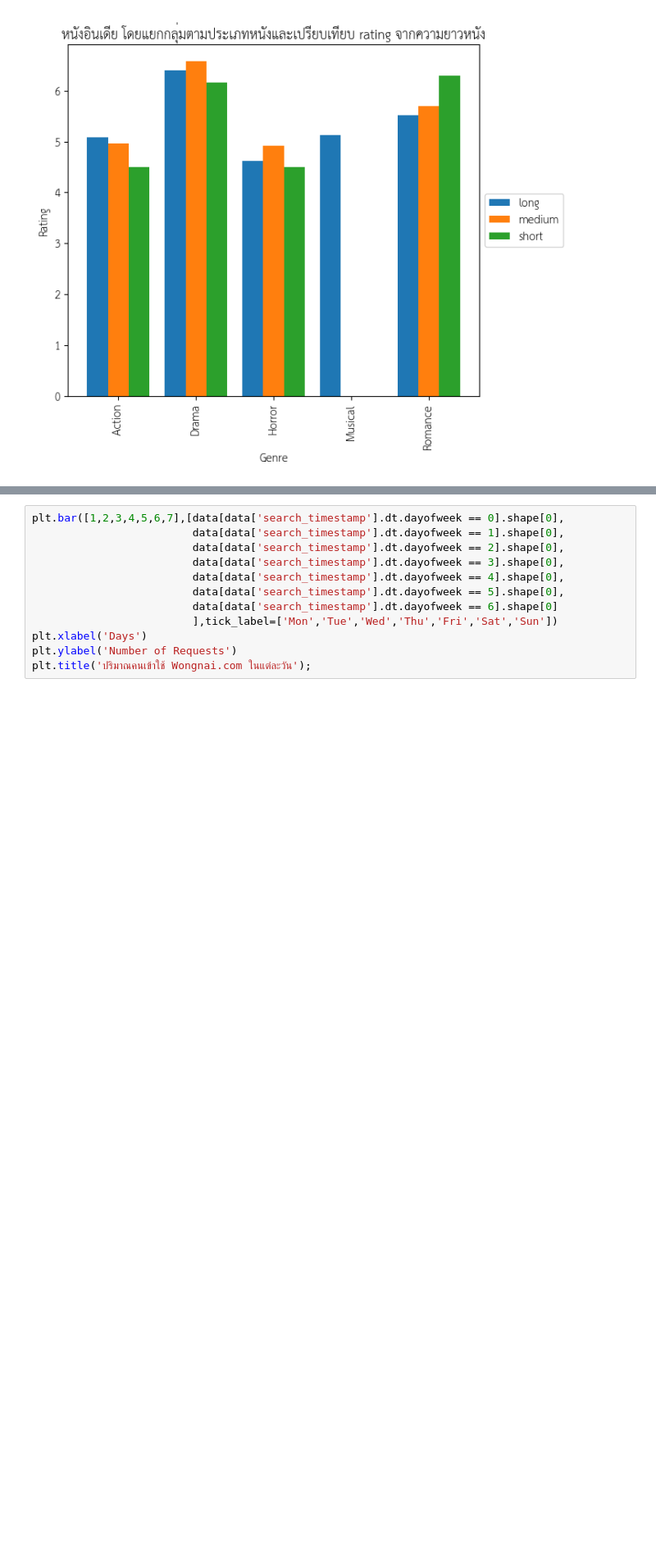
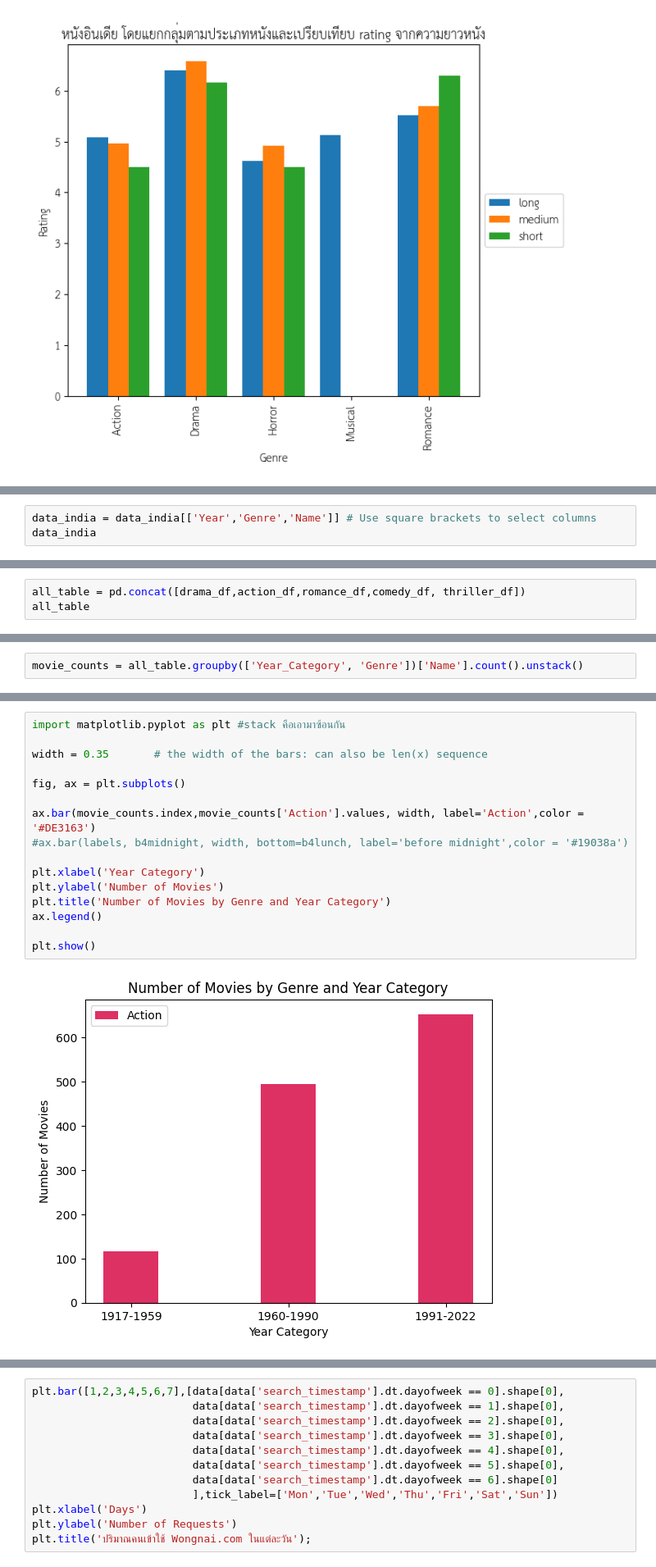
Before and after one commit to thanaprondtn/python_dataviz2024, a Jupyter notebook: Visualize_Data_Comparison_2024.ipynb, the cells around one changed output, grey strips where cells are left out. Shown at 82% size. Drawn from its saved outputs; the diff is of its cells as text; blank space fills up the shorter version.

```diff
--- a/Visualize_Data_Comparison_2024.ipynb
+++ b/Visualize_Data_Comparison_2024.ipynb
@@ -516,0 +925,3 @@ plt.show()
+# %%
+data_india = data_india[['Year','Genre','Name']] # Use square brackets to select columns
+data_india
@@ -516,0 +1023,3 @@ plt.show()
+# %%
+all_table = pd.concat([drama_df,action_df,romance_df,comedy_df, thriller_df])
+all_table
@@ -516,0 +1119,2 @@ plt.show()
+# %%
+movie_counts = all_table.groupby(['Year_Category', 'Genre'])['Name'].count().unstack()
@@ -516,0 +1129,18 @@ plt.show()
+# %%
+import matplotlib.pyplot as plt #stack คือเอามาซ้อนกัน
+
+width = 0.35       # the width of the bars: can also be len(x) sequence
+
+fig, ax = plt.subplots()
+
+ax.bar(movie_counts.index,movie_counts['Action'].values, width, label='Action',color = '#DE3163')
+#ax.bar(labels, b4midnight, width, bottom=b4lunch, label='before midnight',color = '#19038a')
+
+plt.xlabel('Year Category')
+plt.ylabel('Number of Movies')
+plt.title('Number of Movies by Genre and Year Category')
+ax.legend()
+
+plt.show()
+# %% [output]
+[figure, added]
```
Also changed, not shown: parts of 51 cells of this notebook.
